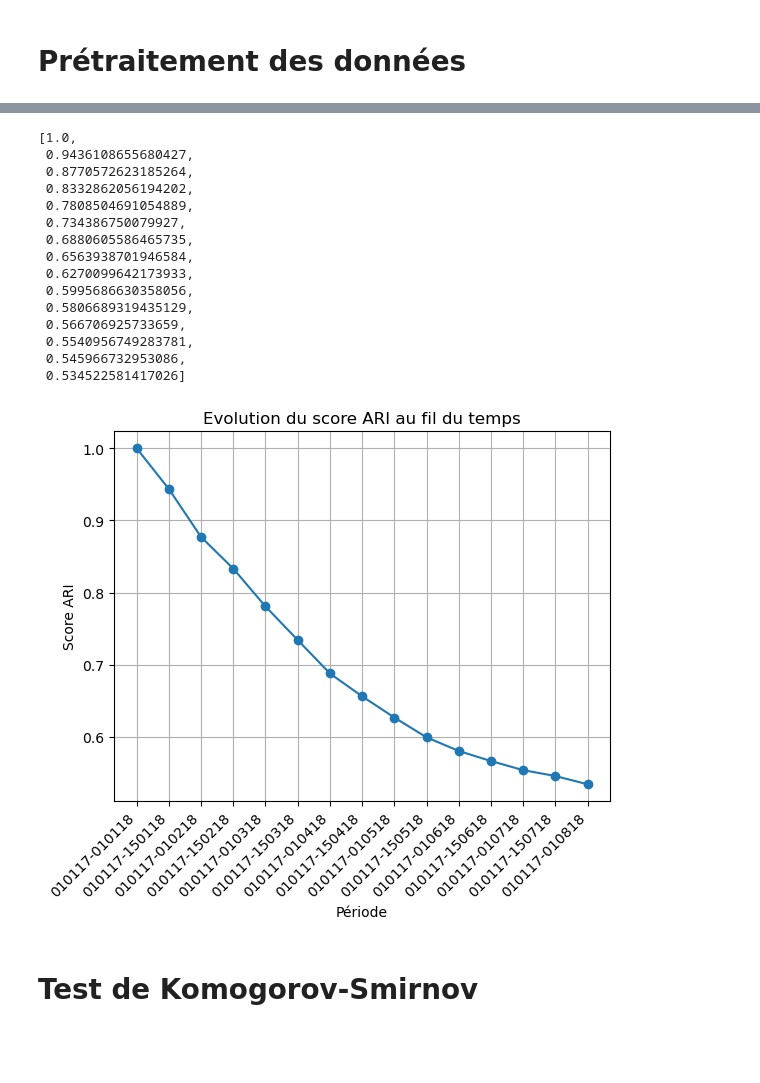
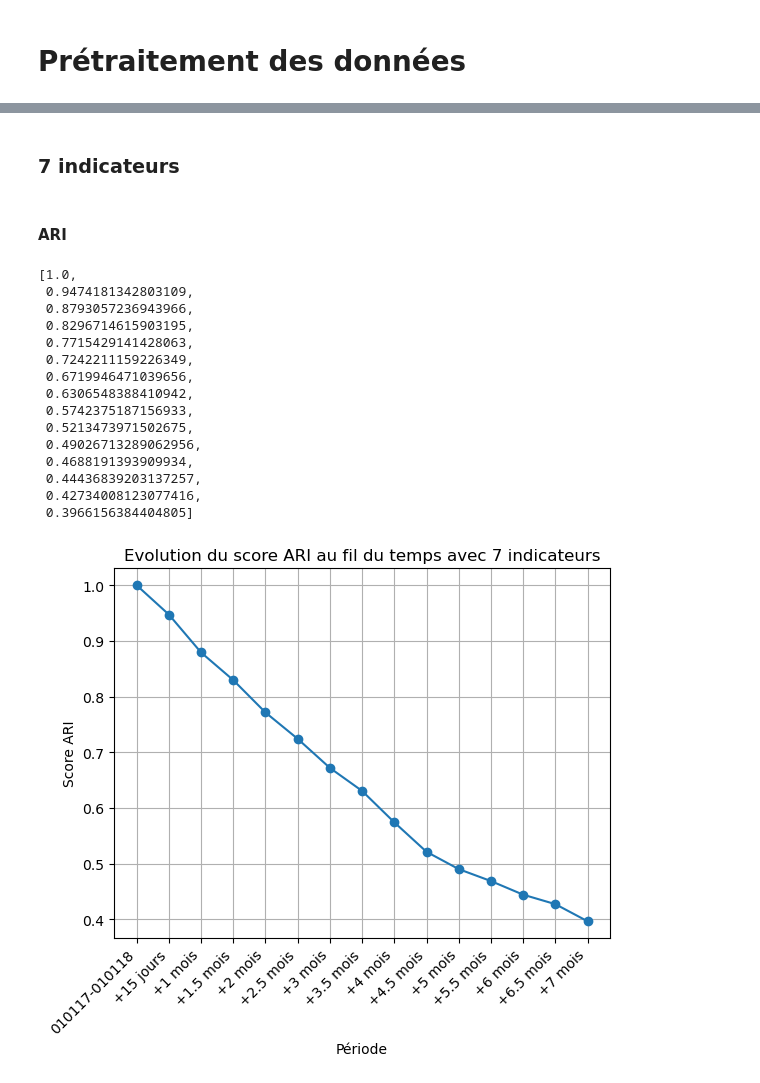
Before and after one commit to Stely-data/OC-Projet-5, a Jupyter notebook: Deveau_Estelle_4_notebook_simulation_032024.ipynb, the cells around one changed output, grey strips where cells are left out. Drawn from its saved outputs; the diff is of its cells as text; code cells hidden in the pictures; blank space fills up the shorter version.

```diff
--- a/Deveau_Estelle_4_notebook_simulation_032024.ipynb
+++ b/Deveau_Estelle_4_notebook_simulation_032024.ipynb
@@ -214,12 +237,25 @@ def featuring(df, featureslist):
     return df
 # %%
 standard_scaler = StandardScaler()
+
 
 def scale(data):
     # Définir 'customer_unique_id' comme l'index du DataFrame
     data = data.set_index('customer_unique_id')
 
-    scaled_data = pd.DataFrame(standard_scaler.fit_transform(data), index=data.index, columns=data.columns)
+    scaled_data = pd.DataFrame(standard_scaler.fit_transform(data),
+                               index=data.index,
+                               columns=data.columns)
 
     return scaled_data
+# %%
+def traitement(file_cutomer, file_payment, featureslist):
+    df_merged = merge(file_cutomer, file_payment)
+    df_cleaned = nettoyage(df_merged)
+    df_verified = verification(df_cleaned)
+    df_completed = completion(df_verified)
+    df_featured = featuring(df_completed, featureslist)
+    df_scaled = scale(df_featured)
+
+    return df_scaled
 # %%
@@ -283,35 +519,43 @@ features = [ 'Recency', 'Frequency', 'AvgBasket', 'nb_item', 'AverageReviewScore
+# %% [markdown]
+### 7 indicateurs
+# %%
+# liste des features
+features7 = ['Recency', 'Frequency', 'AvgBasket', 'nb_item',
+             'AverageReviewScore', 'EngagementIndex', 'DeliveryDelay']
+# %% [markdown]
+#### ARI
 # %%
-ari_scores =  ari_calc(data_customer, data_payment, features)
+ari_scores = ari_calc(data_customer, data_payment, 9, features7)
 ari_scores
 # %% [output]
 [1.0,
- 0.9436108655680427,
- 0.8770572623185264,
- 0.8332862056194202,
- 0.7808504691054889,
- 0.734386750079927,
- 0.6880605586465735,
- 0.6563938701946584,
- 0.6270099642173933,
- 0.5995686630358056,
- 0.5806689319435129,
- 0.566706925733659,
- 0.5540956749283781,
- 0.545966732953086,
- 0.534522581417026]
+ 0.9474181342803109,
+ 0.8793057236943966,
+ 0.8296714615903195,
+ 0.7715429141428063,
+ 0.7242211159226349,
+ 0.6719946471039656,
+ 0.6306548388410942,
+ 0.5742375187156933,
+ 0.5213473971502675,
+ 0.49026713289062956,
+ 0.4688191393909934,
+ 0.44436839203137257,
+ 0.42734008123077416,
+ 0.3966156384404805]
 # %%
 # Affichage de la courbe ARI
 plt.plot(ari_scores, marker='o', linestyle='-')
-plt.title('Evolution du score ARI au fil du temps')
+plt.title('Evolution du score ARI au fil du temps avec 7 indicateurs')
 plt.xlabel('Période')
 plt.ylabel('Score ARI')
-plt.xticks(range(len(ari_scores)), ['010117-010118', '010117-150118', '010117-010218', '010117-150218',
-                                    '010117-010318', '010117-150318', '010117-010418', '010117-150418',
-                                    '010117-010518', '010117-150518', '010117-010618', '010117-150618',
-                                    '010117-010718', '010117-150718', '010117-010818'], rotation=45, ha='right')
+plt.xticks(range(len(ari_scores)), ['010117-010118', '+15 jours', '+1 mois',
+                                    '+1.5 mois', '+2 mois', '+2.5 mois',
+                                    '+3 mois', '+3.5 mois', '+4 mois',
+                                    '+4.5 mois', '+5 mois', '+5.5 mois',
+                                    '+6 mois', '+6.5 mois', '+7 mois'],
+           rotation=45, ha='right')
 plt.grid(True)
 plt.show()
 # %% [output]
-[figure, old version]
+[figure, new version]
-# %% [markdown]
-# Test de Komogorov-Smirnov
```
Also changed, not shown: parts of 49 cells of this notebook.
